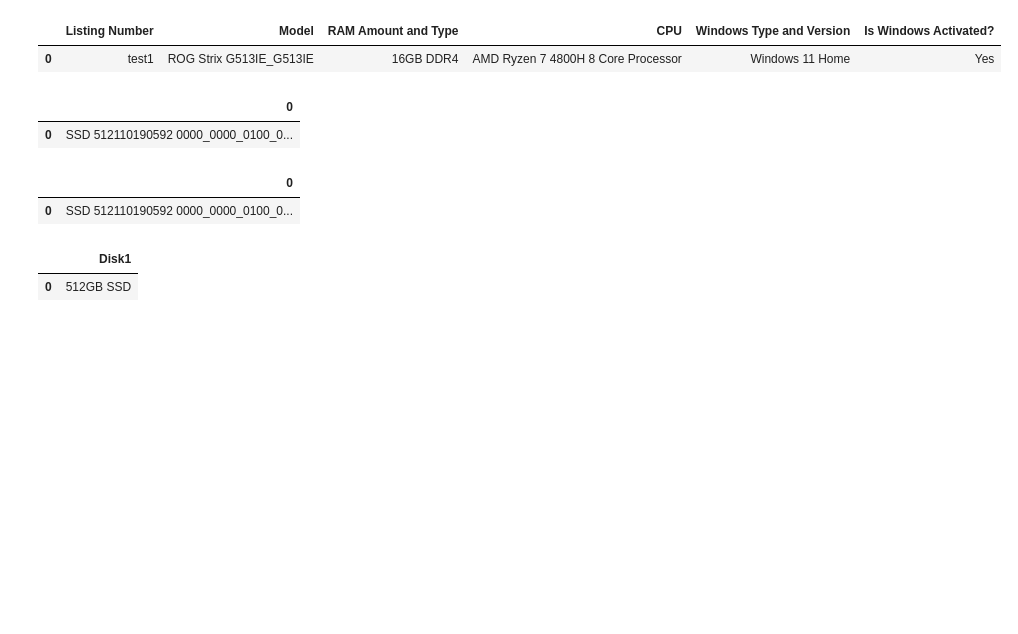
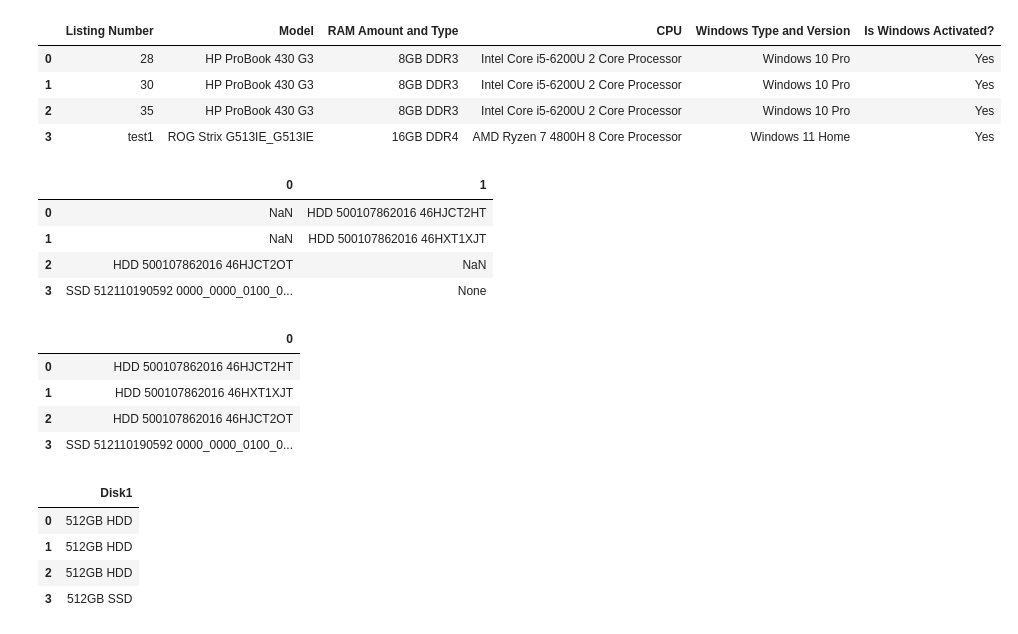
Before and after one commit to K80K8/SS, a Jupyter notebook: get_info/process_data.ipynb, the cells around one changed output. Saved outputs shown, nothing was run; the diff lists cells and outputs as text; code cells hidden in the pictures; blank space fills up the shorter version.

```diff
--- a/get_info/process_data.ipynb
+++ b/get_info/process_data.ipynb
@@ -157,6 +188,6 @@ display(df_combined)
 # %%
-for col in df_combined.select_dtypes(include=['object']).columns:
-    df_combined[col] = df_combined[col].str.strip()
-display(df_combined)
+# for col in df_combined.select_dtypes(include=['object']).columns:
+#     df_combined[col] = df_combined[col].str.strip()
+# display(df_combined)
 # %% [output]
 |  | 0 | 1 | 2 | 3 | 4 | 5 | 6 | 7 | 8 | 9 | 10 | ... |
@@ -244,19 +357,25 @@ display(df_system)
 # %%
 df_listing.rename(columns={1: 'Listing Number', 3: 'Model'}, inplace=True)
 # separate disks frame
-disks = df_listing[12].str.split('|', expand=True)
-df_listing = df_listing.drop([0, 2, 4, 5, 6, 7, 8, 9, 10, 11, 12, 'RAM', 'CPU Generation'], axis=1)
+disks = df_listing[13].str.split('|', expand=True)
+df_listing = df_listing.drop([0, 2, 4, 5, 6, 7, 8, 9, 10, 11, 12, 13, 'RAM', 'CPU Generation'], axis=1)
 display(df_listing)
 # %% [output]
 |  | Listing Number | Model | RAM Amount and Type | CPU | Windows Type and Version | Is Windows Activated? |
-| 0 | test1 | ROG Strix G513IE_G513IE | 16GB DDR4 | AMD Ryzen 7 4800H 8 Core Processor | Windows 11 Home | Yes |
+| 0 | 28 | HP ProBook 430 G3 | 8GB DDR3 | Intel Core i5-6200U 2 Core Processor | Windows 10 Pro | Yes |
+| 1 | 30 | HP ProBook 430 G3 | 8GB DDR3 | Intel Core i5-6200U 2 Core Processor | Windows 10 Pro | Yes |
+| 2 | 35 | HP ProBook 430 G3 | 8GB DDR3 | Intel Core i5-6200U 2 Core Processor | Windows 10 Pro | Yes |
+| 3 | test1 | ROG Strix G513IE_G513IE | 16GB DDR4 | AMD Ryzen 7 4800H 8 Core Processor | Windows 11 Home | Yes |
 # %%
 # create dataframe of storage disk info and remove USB drive (serial number is zeros) info
 disks = disks.replace(r'.*0{16}.*', np.nan, regex=True)
 display(disks)
 # %% [output]
-|  | 0 |
-| 0 | SSD 512110190592 0000_0000_0100_0... |
+|  | 0 | 1 |
+| 0 | NaN | HDD 500107862016 46HJCT2HT |
+| 1 | NaN | HDD 500107862016 46HXT1XJT |
+| 2 | HDD 500107862016 46HJCT2OT | NaN |
+| 3 | SSD 512110190592 0000_0000_0100_0... | None |
 # %%
 def push_nans_right(row):
     # Sort row values: non-NaNs first, NaNs last
@@ -270,7 +389,10 @@ disks = disks.dropna(axis=1, how='all')
 display(disks)
 # %% [output]
 |  | 0 |
-| 0 | SSD 512110190592 0000_0000_0100_0... |
+| 0 | HDD 500107862016 46HJCT2HT |
+| 1 | HDD 500107862016 46HXT1XJT |
+| 2 | HDD 500107862016 46HJCT2OT |
+| 3 | SSD 512110190592 0000_0000_0100_0... |
 # %%
 # define nice sizes in GB
 nice_sizes = [128, 256, 512, 1024, 2048, 4096, 8192]
@@ -304,7 +426,10 @@ disks_formatted.columns = [f"Disk{i+1}" for i in range(disks_formatted.shape[1])
 display(disks_formatted)
 # %% [output]
 |  | Disk1 |
-| 0 | 512GB SSD |
+| 0 | 512GB HDD |
+| 1 | 512GB HDD |
+| 2 | 512GB HDD |
+| 3 | 512GB SSD |
 # %%
 df_listing_2 = pd.concat([df_listing, disks_formatted], axis=1)
 df_listing_2 = df_listing_2.astype(str)
```
Also changed, not shown: parts of 13 cells of this notebook.
